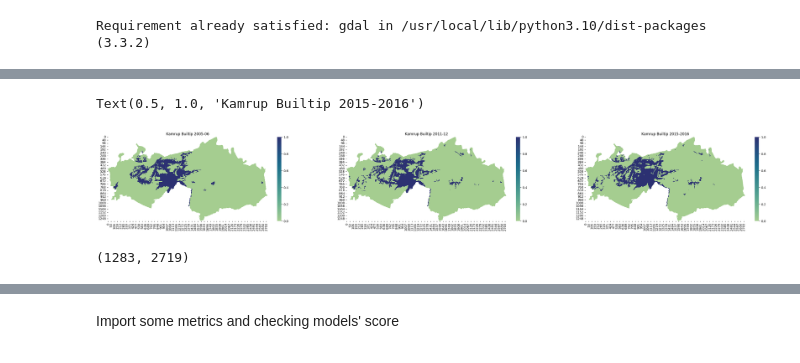
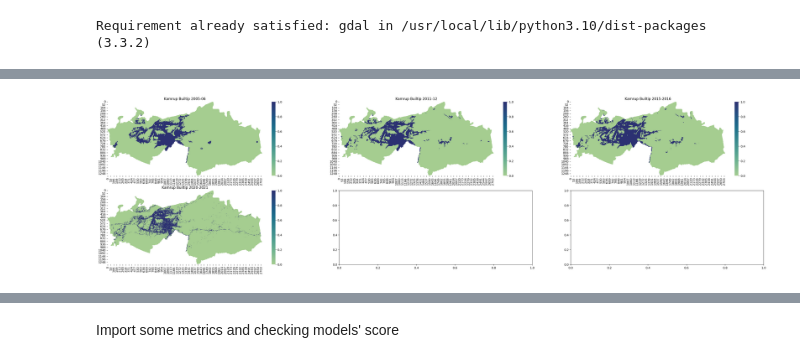
Before and after one commit to DexterfreaK/XGboostUrban, a Jupyter notebook: XGBoost_using_dataframe.ipynb, the cells around one changed output, grey strips where cells are left out. Saved outputs shown, nothing was run; the diff lists cells and outputs as text; code cells hidden in the pictures.

```diff
--- a/XGBoost_using_dataframe.ipynb
+++ b/XGBoost_using_dataframe.ipynb
@@ -15,6 +15,21 @@ from sklearn.model_selection import train_test_split
 from sklearn.tree import DecisionTreeRegressor
 import matplotlib.pyplot as plt
 import seaborn as sns
+# %%
+def addNaNRow(input_array):
+    new_row = np.empty((1, input_array.shape[1]))
+    new_row[:] = np.nan
+    input_array = np.append(input_array, new_row, axis=0)
+
+    return input_array
+
+
+def addNaNCol(input_array):
+    new_col = np.empty((input_array.shape[0], 1))
+    new_col[:] = np.nan
+    input_array = np.append(input_array, new_col, axis=1)
+
+    return input_array
 # %%
 # All features in X imported and read as Array
 
@@ -79,0 +89,5 @@ builtup_15_16 = np.where(builtup_15_16 < 0 , np.nan, builtup_15_16)
+# %%
+builtup_20_21 = gdal.Open("/content/drive/MyDrive/AdjustedData_23_metre_Resolution/20_21_builtup.tif")
+builtup_20_21 = builtup_20_21.ReadAsArray()
+builtup_20_21 = np.where(builtup_20_21 < 0 , np.nan, builtup_20_21)
+builtup_20_21 = addNaNCol(builtup_20_21)
@@ -94,9 +137,12 @@ Text(0.5, 1.0, 'Kamrup GDP 2005')
 # %%
-fig, axes = plt.subplots(1, 3, figsize=(40, 5))
-sns.heatmap(ax=axes[0], data=builtup_05_06, cmap="crest").set_title('Kamrup Builtip 2005-06')
-sns.heatmap(ax=axes[1], data=builtup_11_12, cmap="crest").set_title('Kamrup Builtip 2011-12')
-sns.heatmap(ax=axes[2], data=builtup_15_16, cmap="crest").set_title('Kamrup Builtip 2015-2016')
+def showBuiltupMaps():
+  fig, axes = plt.subplots(2, 3, figsize=(40, 10))
+  sns.heatmap(ax=axes[0,0], data=builtup_05_06, cmap="crest").set_title('Kamrup Builtip 2005-06')
+  sns.heatmap(ax=axes[0,1], data=builtup_11_12, cmap="crest").set_title('Kamrup Builtip 2011-12')
+  sns.heatmap(ax=axes[0,2], data=builtup_15_16, cmap="crest").set_title('Kamrup Builtip 2015-2016')
+  sns.heatmap(ax=axes[1,0], data=builtup_20_21, cmap="crest").set_title('Kamrup Builtip 2020-2021')
+
+showBuiltupMaps()
 # %% [output]
-Text(0.5, 1.0, 'Kamrup Builtip 2015-2016')
-[figure, old version]
+[figure, new version]
 # %%
@@ -129,15 +160,3 @@ Temp = np.reshape(Temp, (l*w,1))
-# %%
-#Opening and Reading Y data
-Y_data = gdal.Open("/content/drive/MyDrive/AdjustedData_23_metre_Resolution/Sub_11-05.tif")
-Y_array = Y_data.ReadAsArray()
-Y_array = np.where(Y_array < 0 , 0, Y_array)
-print(Y_array.shape)
-assert Y_array.shape == (l,w)
-
-#Opening and Reshaping the data
-Y_array = np.reshape(Y_array, (l*w,1))
-# %% [output]
-(1283, 2719)
 # %%
 # Converting the array data to dataframe for both X and Y
 df = pd.DataFrame({
```
Also changed, not shown: parts of 15 cells of this notebook.
